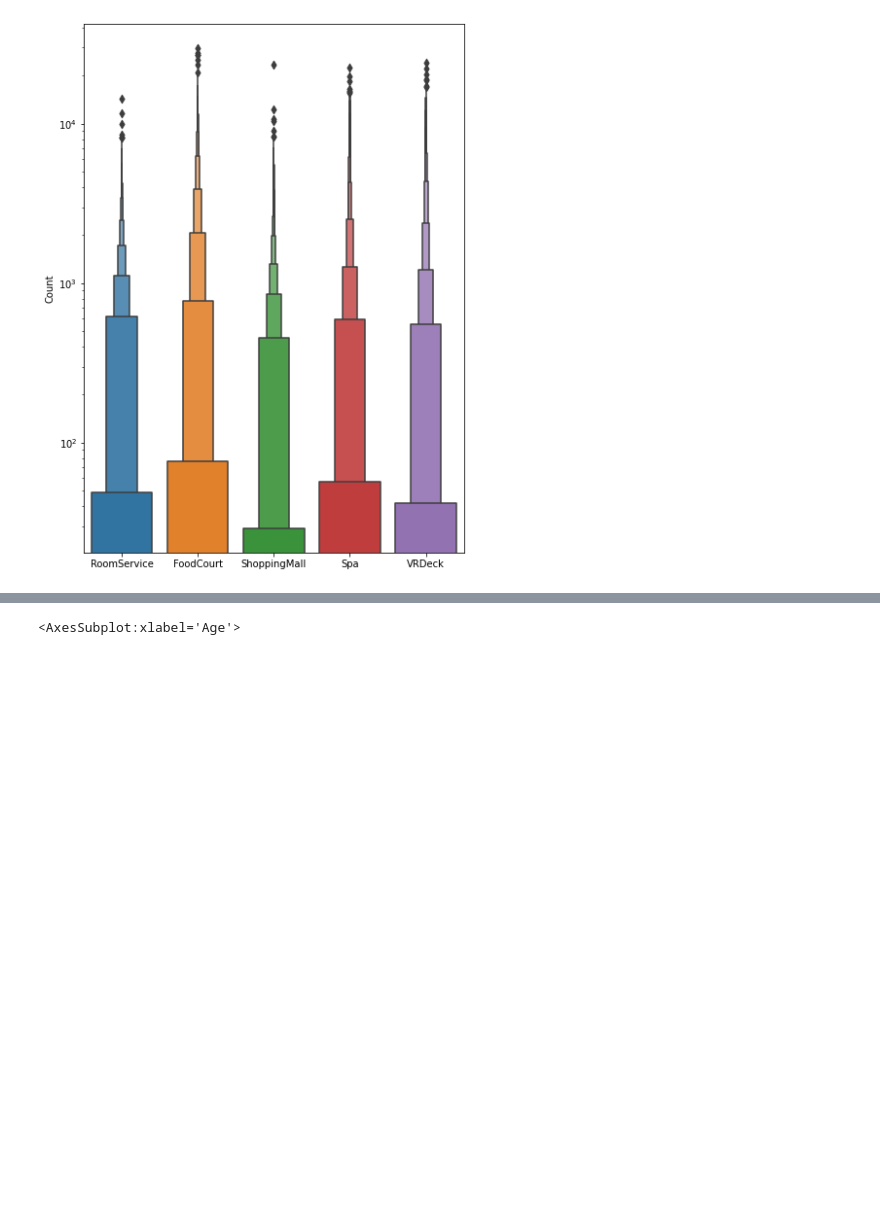
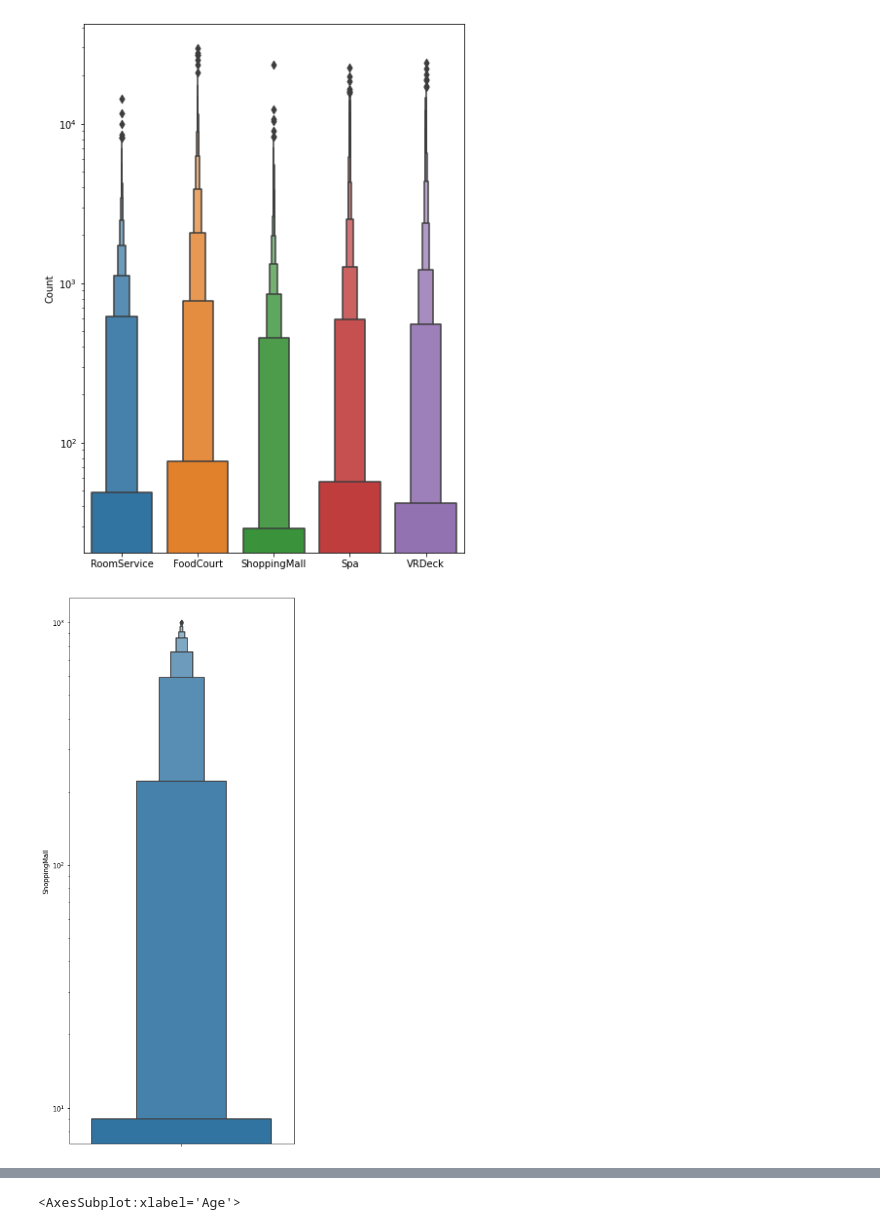
Before and after one commit to Mounice97/Portfolio, a Jupyter notebook: Competition_Spaceship_Titanic/competition-spaceship-titanic.ipynb, the cells around one changed output, grey strips where cells are left out. Drawn from its saved outputs; the diff is of its cells as text; code cells hidden in the pictures; blank space fills up the shorter version.

```diff
--- a/Competition_Spaceship_Titanic/competition-spaceship-titanic.ipynb
+++ b/Competition_Spaceship_Titanic/competition-spaceship-titanic.ipynb
@@ -159,3 +159,9 @@ plt.ylabel('Count');
 plt.yscale('log')
 # %% [output]
 [figure]
+# %%
+plt.figure(figsize=(6,15))
+sns.boxenplot(y=df.ShoppingMall[df.ShoppingMall < 1000.0])
+plt.yscale('log')
+# %% [output]
+[figure, added]
```
Also changed, not shown: parts of 2 cells of this notebook, 5 other files.
